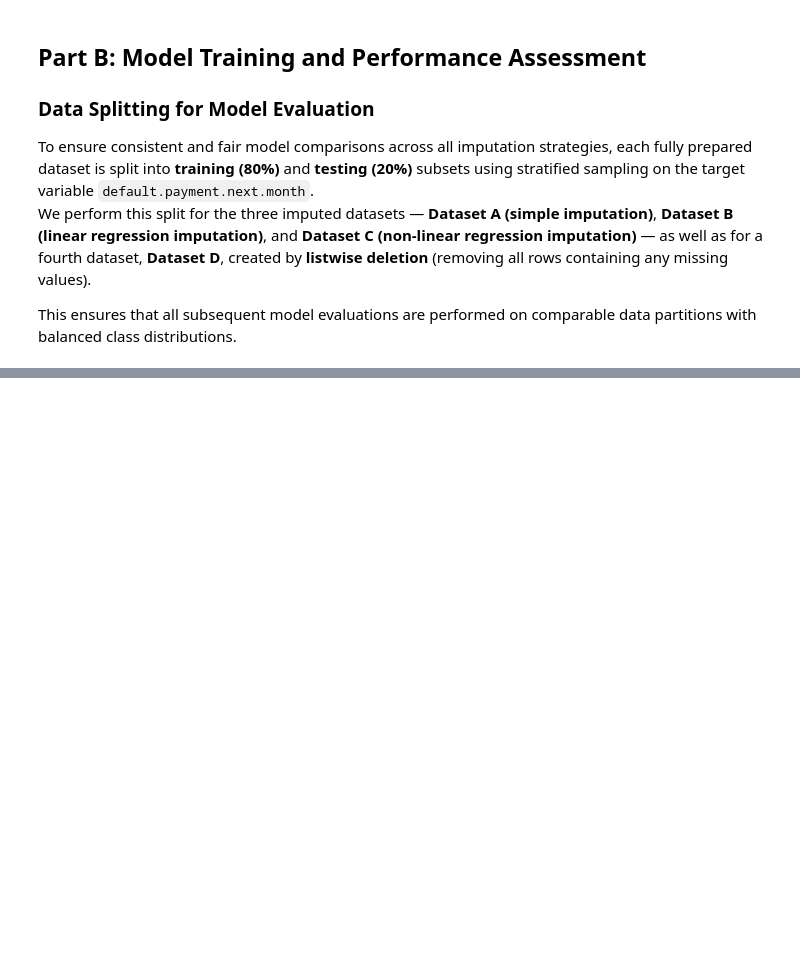
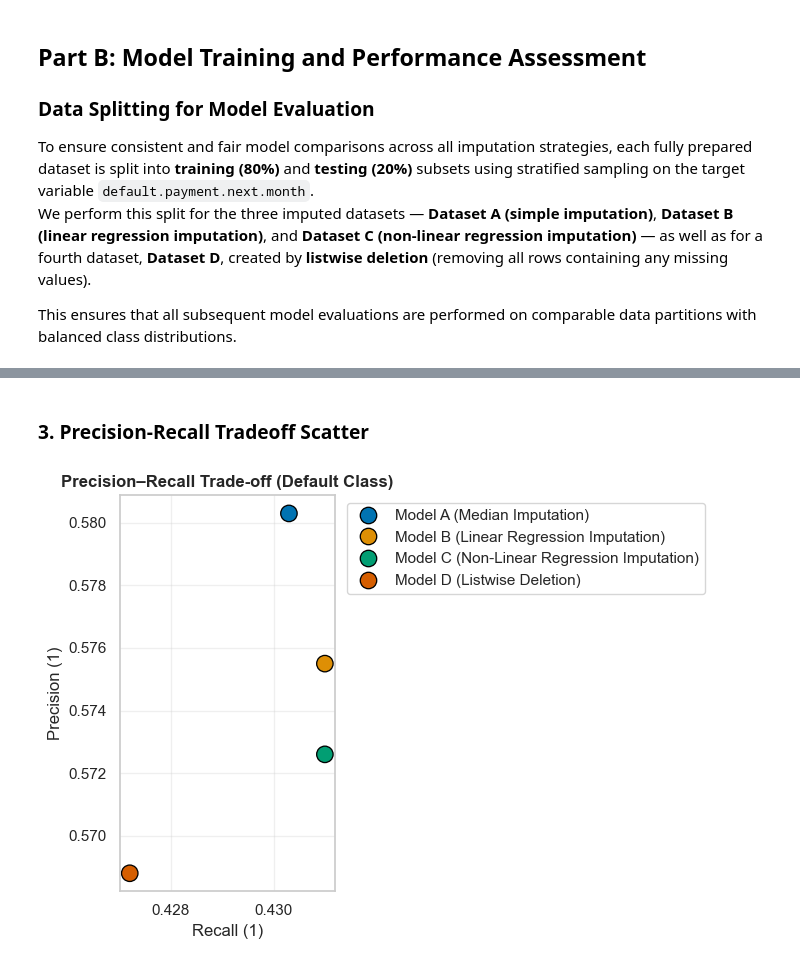
Before and after one commit to AkshayAmbekar26/assignment-06-AkshayAmbekar26, a Jupyter notebook: final-submission.ipynb, the cells around one changed output, grey strips where cells are left out. Cells and saved outputs as stored; diff of their text form; code cells hidden in the pictures; blank space fills up the shorter version.

```diff
--- a/final-submission.ipynb
+++ b/final-submission.ipynb
@@ -1057,17 +1144,23 @@ Standardization complete. Scaled data stored in `scaled_results` for A, B, C, an
 # %%
-# Part C — Model Evaluation: Logistic Regression on Datasets A, B, C, and D
-import numpy as np
-import pandas as pd
-from sklearn.linear_model import LogisticRegression
-from sklearn.metrics import classification_report, confusion_matrix, accuracy_score, roc_auc_score
-
 results_summary = {}
 
-for name, data in scaled_results.items():
-    X_train = data["X_train_scaled"]
-    X_test = data["X_test_scaled"]
-    y_train = data["y_train"]
-    y_test = data["y_test"]
+use_resampled = 'resampled_results' in globals()
+
+for name in scaled_results.keys():
+    # get test set from scaled_results (always unchanged)
+    X_test = scaled_results[name]["X_test_scaled"]
+    y_test = scaled_results[name]["y_test"].astype(int)
+
+    if use_resampled and name in resampled_results:
+        X_train = resampled_results[name]["X_train_resampled"]
+        y_train = resampled_results[name]["y_train_resampled"].astype(int)
+    else:
+        X_train = scaled_results[name]["X_train_scaled"]
+        y_train = scaled_results[name]["y_train"].astype(int)
+
+    # final sanity checks
+    if X_train.isna().sum().sum() or X_test.isna().sum().sum():
+        raise RuntimeError(f"NaNs present in {name} train/test data (train NaNs={int(X_train.isna().sum().sum())}, test NaNs={int(X_test.isna().sum().sum())})")
 
     clf = LogisticRegression(max_iter=2000, random_state=42)
     clf.fit(X_train, y_train)
@@ -1089,7 +1182,8 @@ for name, data in scaled_results.items():
         "F1 (1)": report["1"]["f1-score"],
     }
 
-    print(f"\n=== Logistic Regression Results — Dataset {name} ===")
+    tag = "(resampled train)" if use_resampled and name in resampled_results else "(no resampling)"
+    print(f"\n=== Logistic Regression Results — Dataset {name} {tag} ===")
     print(classification_report(y_test, y_pred, digits=4))
     print(f"Accuracy: {acc:.4f} | ROC-AUC: {auc:.4f}")
     print("Confusion Matrix:\n", confusion_matrix(y_test, y_pred))
@@ -1119,0 +1393,18 @@ LogisticRegression does not accept missing values encoded as NaN natively. For s
+# %% [markdown]
+### 3. Precision-Recall Tradeoff Scatter
+# %%
+if ("Precision (1)" in results_comparison.columns) and ("Recall (1)" in results_comparison.columns):
+    dfpr = results_comparison.reset_index().rename(columns={"index":"Model"})
+    plt.figure(figsize=(7,5))
+    sns.scatterplot(data=dfpr, x="Recall (1)", y="Precision (1)", hue="Model", s=140, edgecolor="black")
+    plt.title("Precision–Recall Trade-off (Default Class)", fontsize=12, fontweight="bold")
+    plt.xlabel("Recall (1)")
+    plt.ylabel("Precision (1)")
+    plt.grid(True, alpha=0.3)
+    plt.legend(bbox_to_anchor=(1.02, 1), loc='upper left')
+    plt.tight_layout()
+    plt.show()
+else:
+    print("Precision (1) or Recall (1) missing — cannot produce Precision–Recall scatter.")
+# %% [output]
+[figure, added]
```
Also changed, not shown: parts of 33 cells of this notebook.
